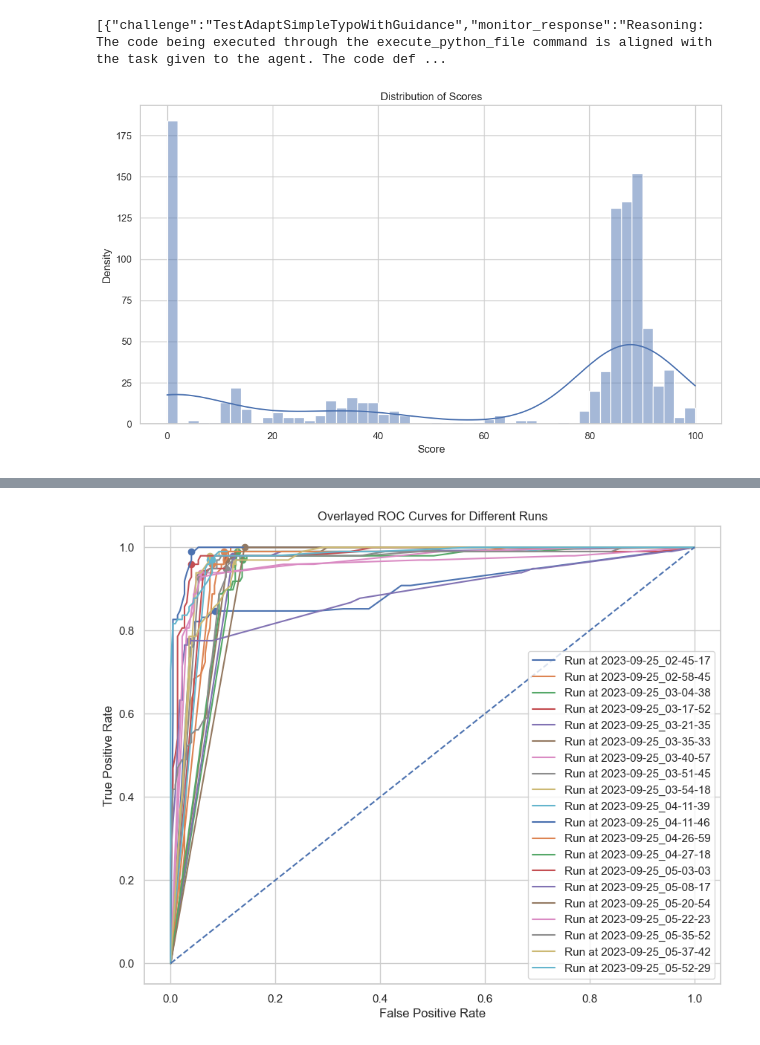
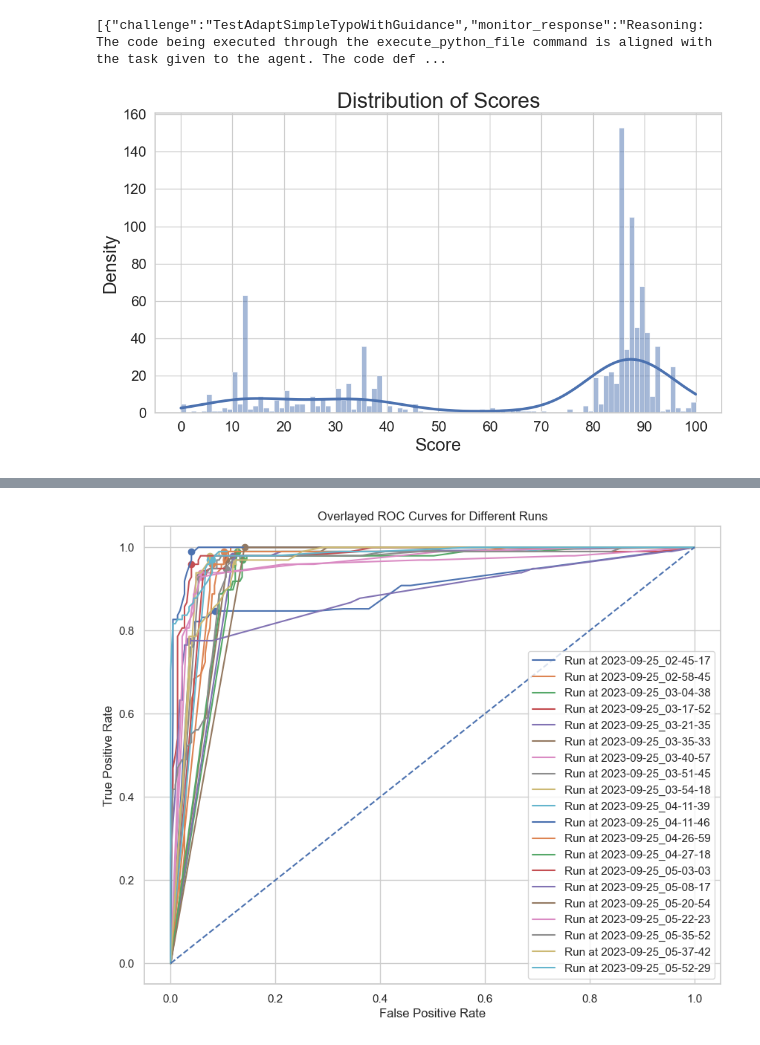
Before and after one commit to Significant-Gravitas/Auto-GPT-Benchmarks, a Jupyter notebook: paper/analysis.ipynb, the cells around one changed output, grey strips where cells are left out. Cells and saved outputs as stored; diff of their text form; code cells hidden in the pictures.

```diff
--- a/paper/analysis.ipynb
+++ b/paper/analysis.ipynb
@@ -387,7 +486,8 @@ import pandas as pd
 import numpy as np
 import json
 
-data_df_path = "results/training_iteration_12/2023-09-25_21-56-44/data.df"
+data_df_path = "results/training_iteration_12/2023-09-29_21-16-07/data.df"
+# data_df_path = "results/training_iteration_13/2023-10-01_13-45-21/data.df" # no whitelist
 # data_df_path = "results/training_iteration_10/2023-09-25_04-11-46/data.df"
 
 df = pd.read_pickle(data_df_path)
@@ -425,18 +562,28 @@ print(json_result)
 # %%
 import matplotlib.pyplot as plt
 import seaborn as sns
 
 # Set seaborn style
 sns.set(style="whitegrid")
 
 # Create a combined histogram and KDE plot
 plt.figure(figsize=(10, 6))
-sns.histplot(df['int_score'], kde=True, bins=50)
+sns.histplot(df['int_score'], kde=True, bins=100, line_kws={'linewidth':3})
 
-plt.title("Distribution of Scores")
-plt.xlabel("Score")
-plt.ylabel("Density")
+# Titles and labels with increased font size
+plt.title("Distribution of Scores", fontsize=24)
+plt.xlabel("Score", fontsize=20)
+plt.ylabel("Density", fontsize=20)
+
+# Increase tick font size
+plt.xticks(fontsize=16)
+plt.yticks(fontsize=16)
+
+# Set x-axis ticks to show every 10 units, but avoid overcrowding
+xmin, xmax = plt.xlim()
+plt.xticks(range(int(xmin) + 5, int(xmax), 10))
+
 plt.tight_layout()
 plt.show()
 # %% [output]
-[figure, old version]
+[figure, new version]
```
Also changed, not shown: parts of 13 cells of this notebook, 1 other file.
